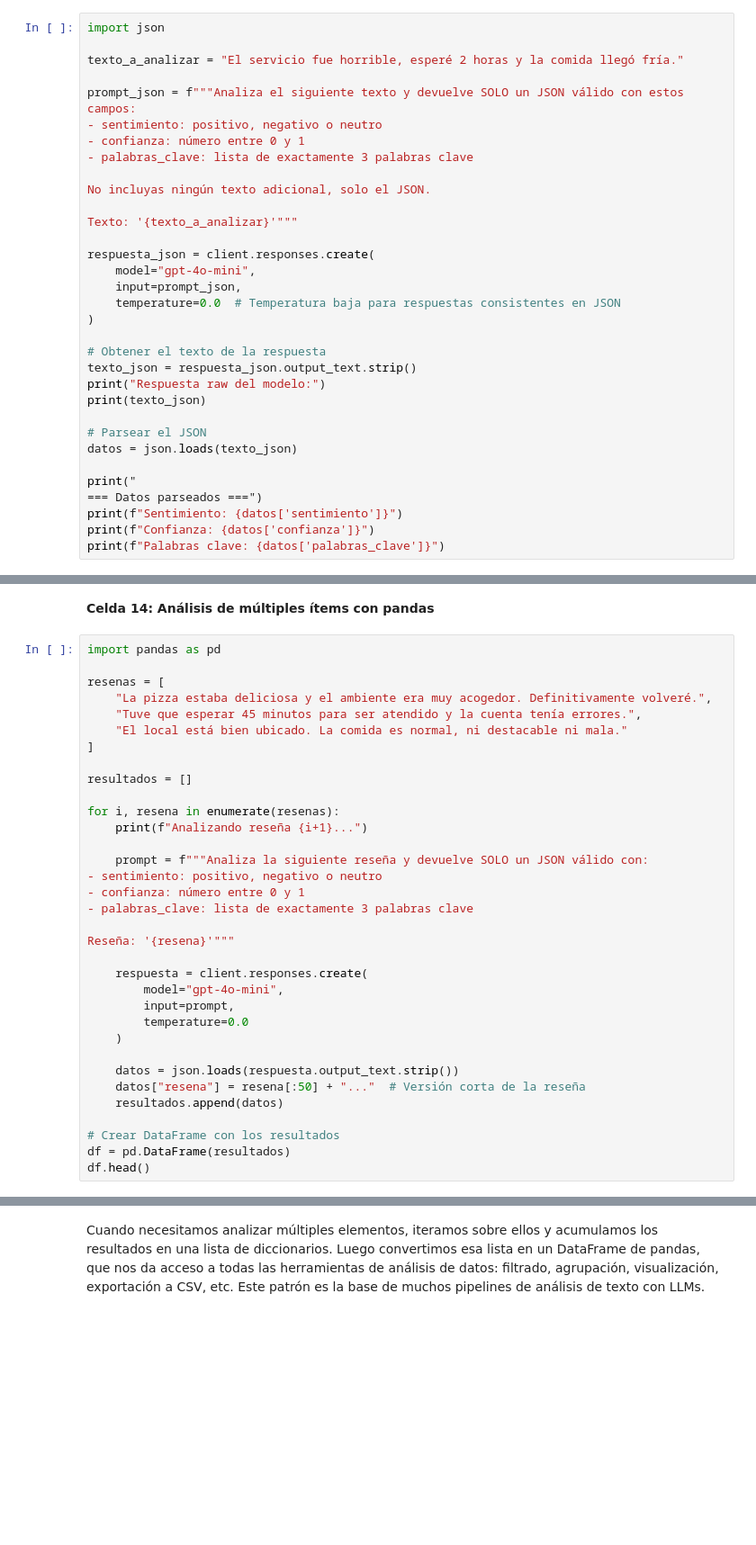
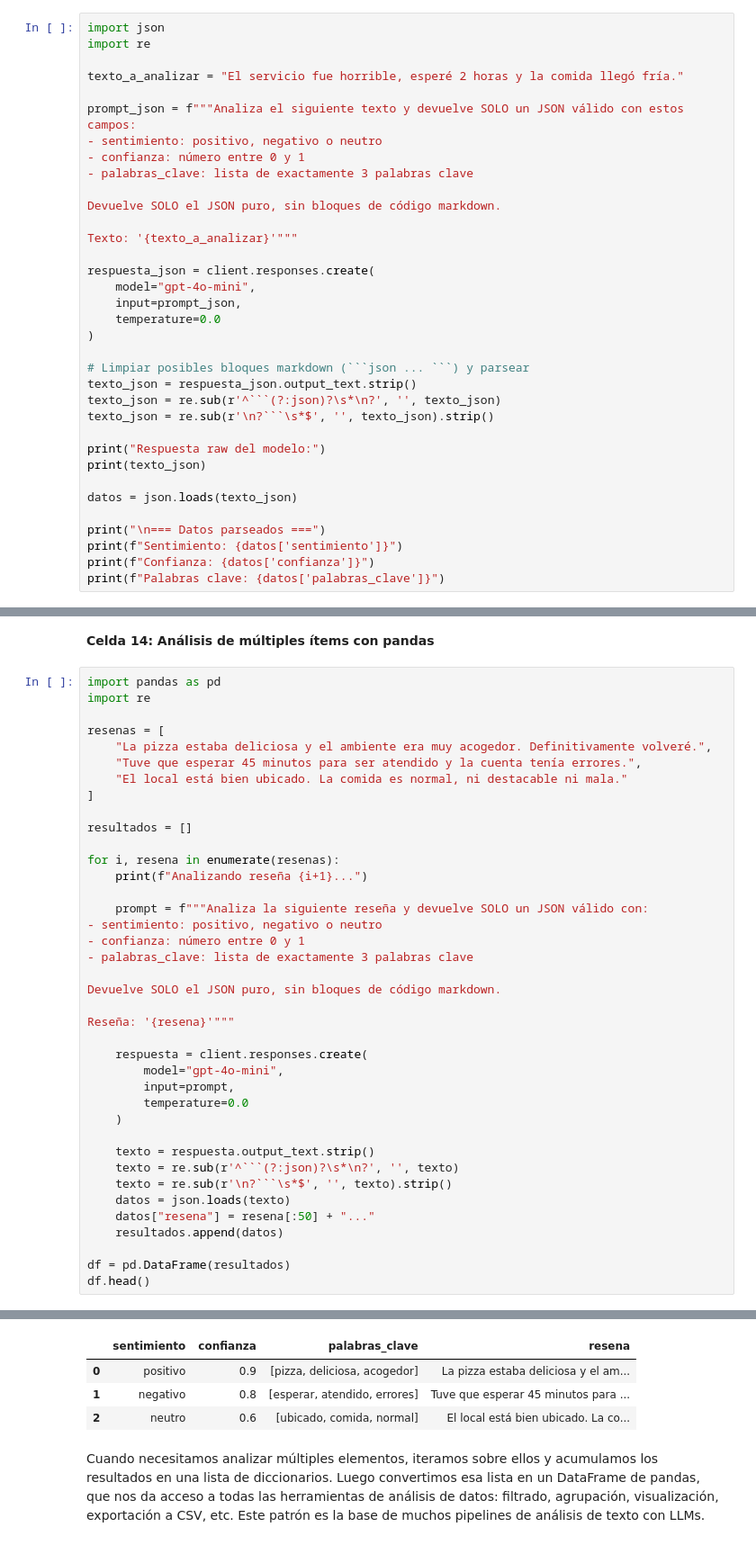
Before and after one commit to alexoli97/MasterEBIS, a Jupyter notebook: Lab_LLM_API_Basico.ipynb, the cells around one changed output, grey strips where cells are left out. Shown at 90% size. Cells and saved outputs as stored; diff of their text form; blank space fills up the shorter version.

````diff
--- a/Lab_LLM_API_Basico.ipynb
+++ b/Lab_LLM_API_Basico.ipynb
@@ -342,6 +496,7 @@ Esta técnica es especialmente efectiva para problemas matemáticos, de lógica,
 **Celda 13: Obtener JSON del modelo**
 # %%
 import json
+import re
 
 texto_a_analizar = "El servicio fue horrible, esperé 2 horas y la comida llegó fría."
 
@@ -350,26 +505,27 @@ prompt_json = f"""Analiza el siguiente texto y devuelve SOLO un JSON válido con
 - confianza: número entre 0 y 1
 - palabras_clave: lista de exactamente 3 palabras clave
 
-No incluyas ningún texto adicional, solo el JSON.
+Devuelve SOLO el JSON puro, sin bloques de código markdown.
 
 Texto: '{texto_a_analizar}'"""
 
 respuesta_json = client.responses.create(
     model="gpt-4o-mini",
     input=prompt_json,
-    temperature=0.0  # Temperatura baja para respuestas consistentes en JSON
+    temperature=0.0
 )
 
-# Obtener el texto de la respuesta
+# Limpiar posibles bloques markdown (```json ... ```) y parsear
 texto_json = respuesta_json.output_text.strip()
+texto_json = re.sub(r'^```(?:json)?\s*\n?', '', texto_json)
+texto_json = re.sub(r'\n?```\s*$', '', texto_json).strip()
+
 print("Respuesta raw del modelo:")
 print(texto_json)
 
-# Parsear el JSON
 datos = json.loads(texto_json)
 
-print("
-=== Datos parseados ===")
+print("\n=== Datos parseados ===")
 print(f"Sentimiento: {datos['sentimiento']}")
 print(f"Confianza: {datos['confianza']}")
 print(f"Palabras clave: {datos['palabras_clave']}")
@@ -383,6 +551,7 @@ Obtener salidas estructuradas en JSON es esencial cuando el LLM forma parte de u
 **Celda 14: Análisis de múltiples ítems con pandas**
 # %%
 import pandas as pd
+import re
 
 resenas = [
     "La pizza estaba deliciosa y el ambiente era muy acogedor. Definitivamente volveré.",
@@ -400,6 +569,8 @@ for i, resena in enumerate(resenas):
 - confianza: número entre 0 y 1
 - palabras_clave: lista de exactamente 3 palabras clave
 
+Devuelve SOLO el JSON puro, sin bloques de código markdown.
+
 Reseña: '{resena}'"""
 
     respuesta = client.responses.create(
@@ -408,10 +579,13 @@ Reseña: '{resena}'"""
         temperature=0.0
     )
 
-    datos = json.loads(respuesta.output_text.strip())
-    datos["resena"] = resena[:50] + "..."  # Versión corta de la reseña
+    texto = respuesta.output_text.strip()
+    texto = re.sub(r'^```(?:json)?\s*\n?', '', texto)
+    texto = re.sub(r'\n?```\s*$', '', texto).strip()
+    datos = json.loads(texto)
+    datos["resena"] = resena[:50] + "..."
     resultados.append(datos)
 
-# Crear DataFrame con los resultados
 df = pd.DataFrame(resultados)
 df.head()
+# %% [output]
@@ -418,3 +595,7 @@ df.head()
+|  | sentimiento | confianza | palabras_clave | resena |
+| 0 | positivo | 0.9 | [pizza, deliciosa, acogedor] | La pizza estaba deliciosa y el am... |
+| 1 | negativo | 0.8 | [esperar, atendido, errores] | Tuve que esperar 45 minutos para ... |
+| 2 | neutro | 0.6 | [ubicado, comida, normal] | El local está bien ubicado. La co... |
 # %% [markdown]
 Cuando necesitamos analizar múltiples elementos, iteramos sobre ellos y acumulamos los resultados en una lista de diccionarios. Luego convertimos esa lista en un DataFrame de pandas, que nos da acceso a todas las herramientas de análisis de datos: filtrado, agrupación, visualización, exportación a CSV, etc. Este patrón es la base de muchos pipelines de análisis de texto con LLMs.
 # %% [markdown]
````
Also changed, not shown: parts of 41 cells of this notebook, 1 other file.
